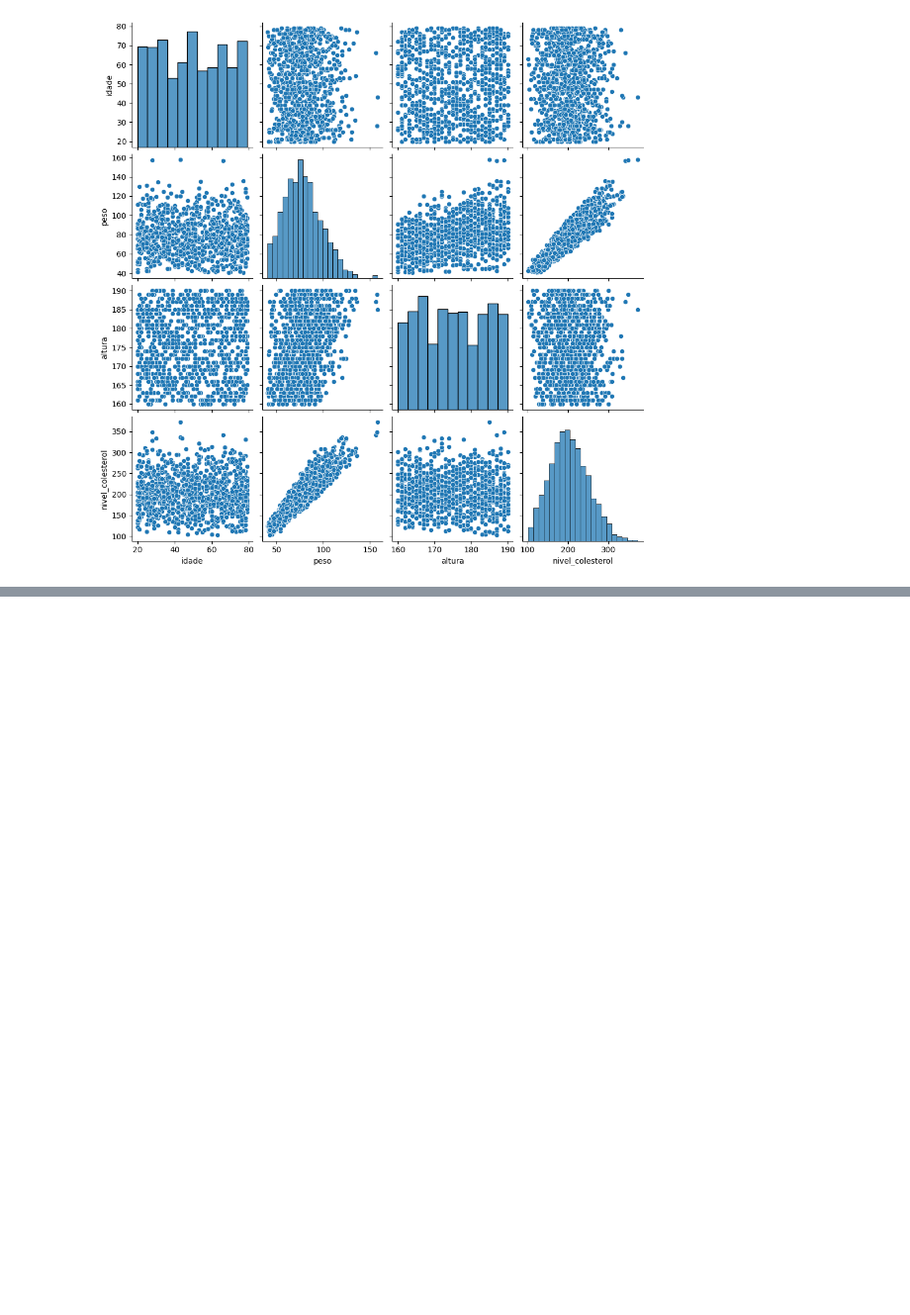
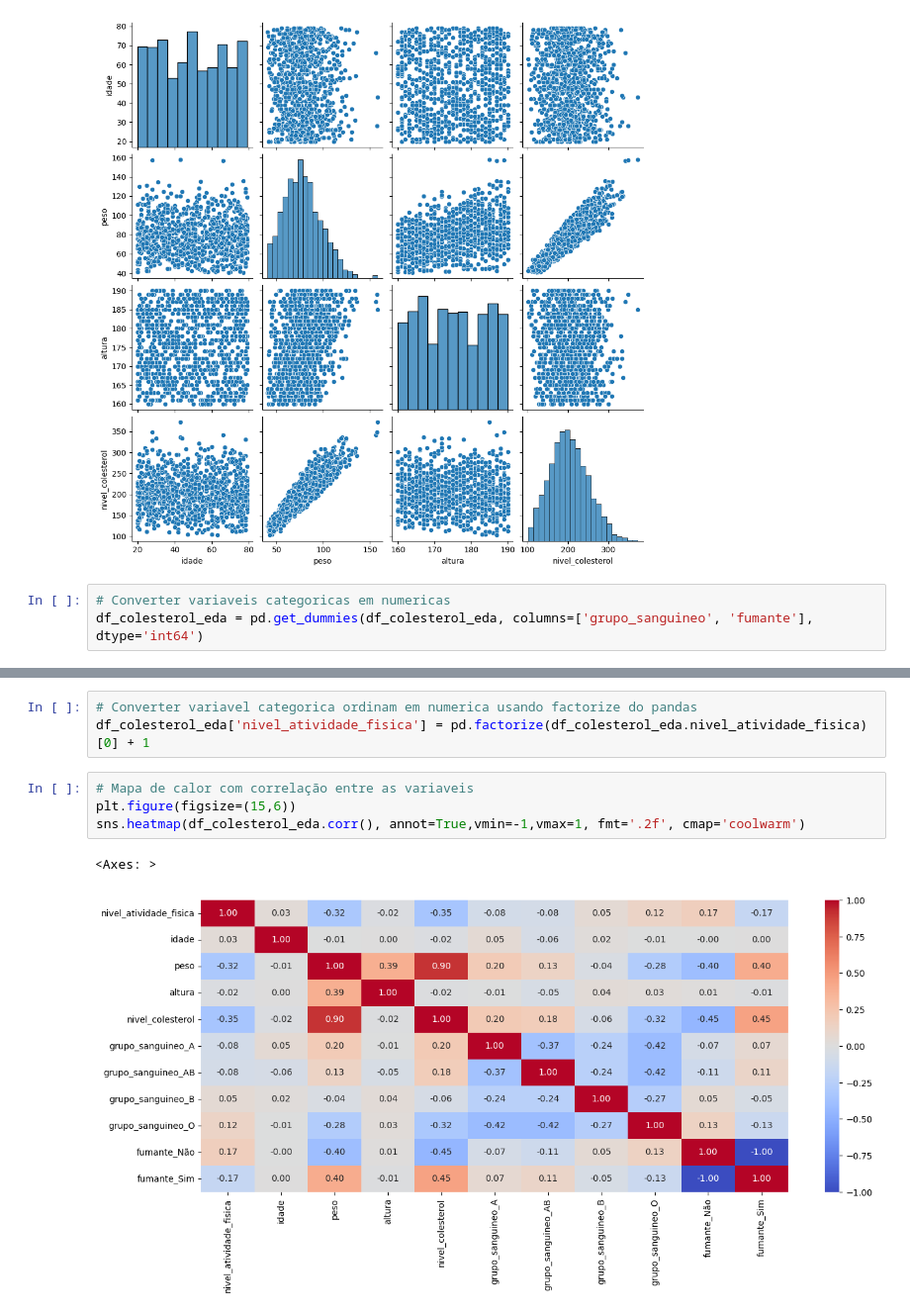
Before and after one commit to srmatheusmaciel/regressao_linear_multipla, a Jupyter notebook: modelo_colesterol.ipynb, the cells around one changed output, grey strips where cells are left out. Shown at 99% size. Saved outputs shown, nothing was run; the diff lists cells and outputs as text; blank space fills up the shorter version.

Commit message:
Analisando correlação
Signed-off-by: Matheus Maciel <eumatheusmaciel@gmail.com>

```diff
--- a/modelo_colesterol.ipynb
+++ b/modelo_colesterol.ipynb
@@ -280,3 +280,6 @@ sns.pairplot(df_colesterol_eda)
 # %% [output]
 <seaborn.axisgrid.PairGrid at 0x...>
 [figure]
+# %%
+# Converter variaveis categoricas em numericas
+df_colesterol_eda = pd.get_dummies(df_colesterol_eda, columns=['grupo_sanguineo', 'fumante'], dtype='int64')
@@ -282,0 +308,10 @@ sns.pairplot(df_colesterol_eda)
+# %%
+# Converter variavel categorica ordinam em numerica usando factorize do pandas
+df_colesterol_eda['nivel_atividade_fisica'] = pd.factorize(df_colesterol_eda.nivel_atividade_fisica)[0] + 1
+# %%
+# Mapa de calor com correlação entre as variaveis
+plt.figure(figsize=(15,6))
+sns.heatmap(df_colesterol_eda.corr(), annot=True,vmin=-1,vmax=1, fmt='.2f', cmap='coolwarm')
+# %% [output]
+<Axes: >
+[figure, added]
```
Also changed, not shown: parts of 2 cells of this notebook.
